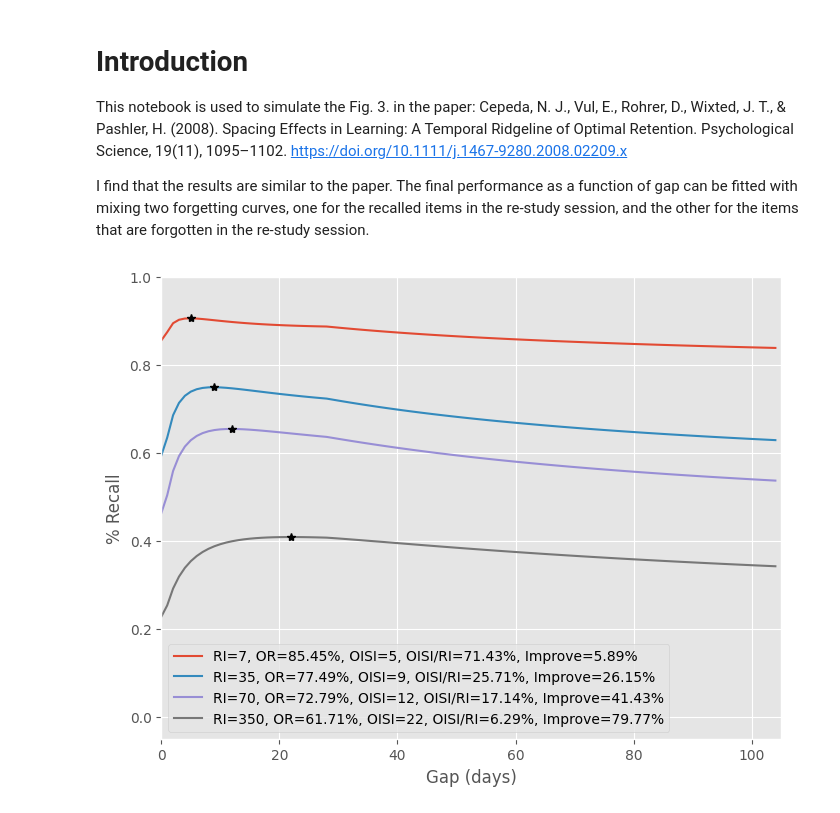
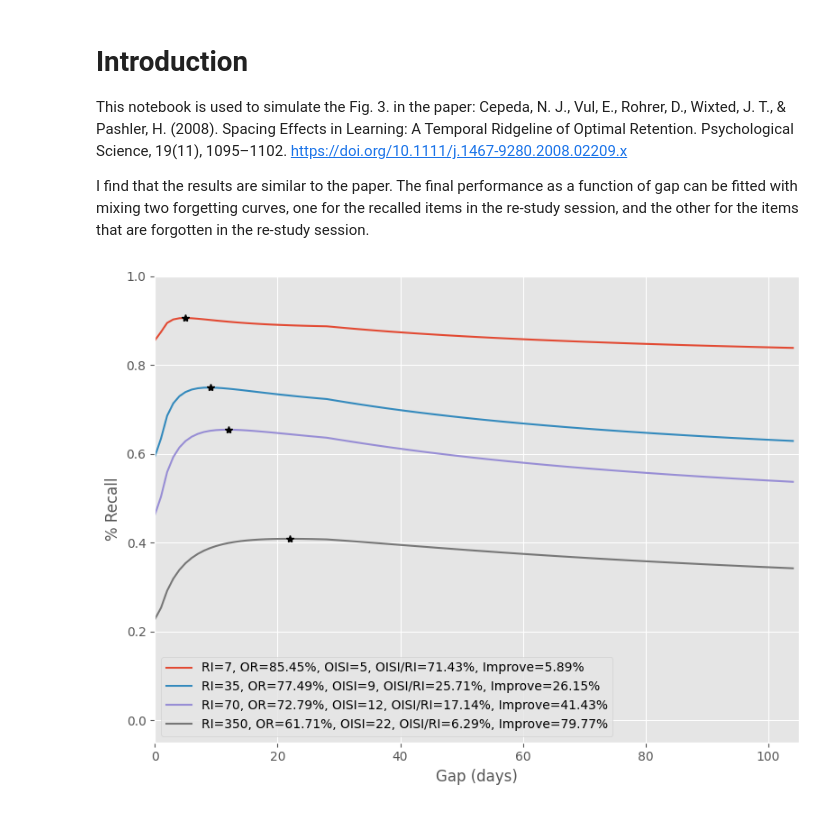
Before and after one commit to open-spaced-repetition/temporal-ridgeline-of-optimal-retention, a Jupyter notebook: notebook.ipynb, the cells around one changed output. Drawn from its saved outputs; the diff is of its cells as text; code cells hidden in the pictures.

Commit message:
apply tight layout

```diff
--- a/notebook.ipynb
+++ b/notebook.ipynb
@@ -29,34 +29,35 @@ def performance(gap, retention_interval):
         forget_final_retention * (1 - restudy_retention)
     return restudy_retention, final_retention
 
 
 gaps = range(0, 105)
 RIs = [7, 35, 70, 350]
 for retention_interval in RIs:
     Rs_in_RI = []
     Rs_in_gap = []
     for gap in gaps:
         restudy_retention, final_retention = performance(
             gap, retention_interval)
         Rs_in_gap.append(restudy_retention)
         Rs_in_RI.append(final_retention)
     optimal_gap = np.argmax(Rs_in_RI)
     optimal_retention = Rs_in_gap[optimal_gap]
     ratio = optimal_gap / retention_interval
     improvement = Rs_in_RI[optimal_gap] / Rs_in_RI[0] - 1
     plt.plot(gaps, Rs_in_RI, '-',
              label=f'RI={retention_interval}, OR={optimal_retention * 100:.2f}%, OISI={optimal_gap}, OISI/RI={ratio * 100:.2f}%, Improve={improvement * 100:.2f}%')
     # Add marker at maximum point
     plt.plot(optimal_gap, Rs_in_RI[optimal_gap], '*', color='black')
 plt.ylim(-0.05, 1)
 plt.xlim(0, 105)
 plt.ylabel("% Recall")
 plt.xlabel("Gap (days)")
 plt.legend()
+plt.tight_layout()
 plt.savefig("final_performance_simulated.png")
 plt.show()
 # %% [output]
-[figure, old version]
+[figure, new version]
 # %% [markdown]
 The original figure 3 in the paper:
 
```
Also changed, not shown: 1 other file.
